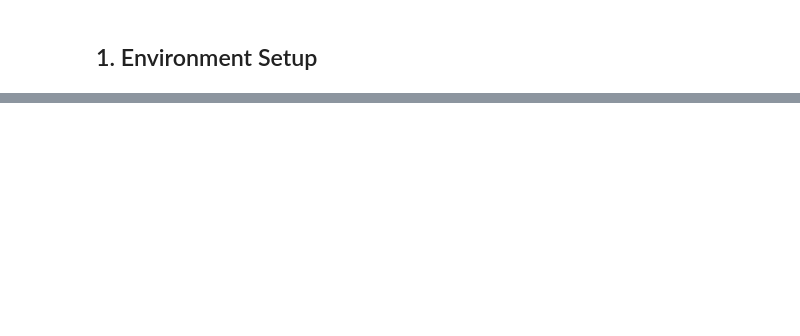
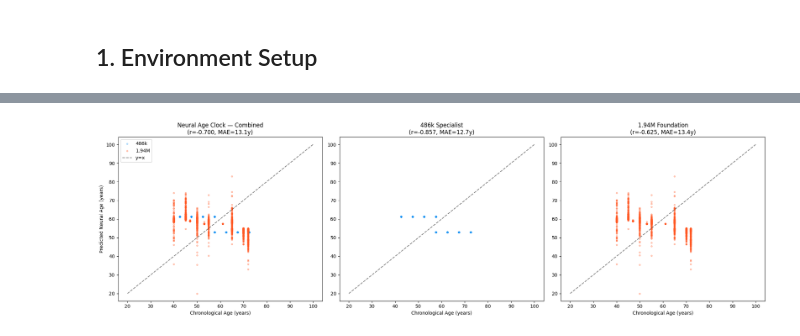
Before and after one commit to alaaaldeen1994/is-chrp-v26-zenith, a Jupyter notebook: training/Zenith_v31_neural_cardiac_Training.ipynb, the cells around one changed output, grey strips where cells are left out. Cells and saved outputs as stored; diff of their text form; code cells hidden in the pictures; blank space fills up the shorter version.

```diff
--- a/training/Zenith_v31_neural_cardiac_Training.ipynb
+++ b/training/Zenith_v31_neural_cardiac_Training.ipynb
@@ -339,0 +861,96 @@ app.include_router(neural_router)
+# %%
+from sklearn.linear_model import Ridge
+from sklearn.model_selection import cross_val_predict
+from scipy.stats import pearsonr
+import numpy as np
+import matplotlib.pyplot as plt
+
+# Step 1: Cross-validation
+common_markers = [g for g in NEURAL_MARKERS if g in marker_indices_486k or g in marker_indices_194m]
+print(f"Markers used for training: {len(common_markers)}")
+print(f"  {common_markers}")
+
+X = np.array([[d['neural_expr'].get(g, 0.0) for g in common_markers] for d in training_data])
+y = np.array([d['age'] for d in training_data])
+sources = np.array([d['source'] for d in training_data])
+
+print(f"\nFeature matrix X: {X.shape}")
+print(f"Target vector y: {y.shape}")
+
+F0 = 40.0
+y_log = np.where(y <= F0, np.log(y + 1), (y - F0) / 20.0 + np.log(F0 + 1))
+
+model_ridge = Ridge(alpha=1.0)
+y_pred_log = cross_val_predict(model_ridge, X, y_log, cv=5)
+
+y_pred = np.where(y_pred_log <= np.log(F0 + 1),
+                   np.exp(y_pred_log) - 1,
+                   (y_pred_log - np.log(F0 + 1)) * 20.0 + F0)
+y_pred = np.clip(y_pred, 20, 100)
+
+r, p = pearsonr(y, y_pred)
+mae = np.mean(np.abs(y - y_pred))
+print(f"\n{'='*50}\nNEURAL AGE CLOCK — COMBINED MODEL RESULTS\n{'='*50}")
+print(f"  Pearson r: {r:.3f} (p={p:.2e})\n  MAE: {mae:.1f} years")
+
+for src_label in ['486k_specialist', '194m_foundation']:
+    mask = sources == src_label
+    if mask.sum() > 0:
+        r_src, _ = pearsonr(y[mask], y_pred[mask])
+        mae_src = np.mean(np.abs(y[mask] - y_pred[mask]))
+        print(f"  {src_label}: r={r_src:.3f}, MAE={mae_src:.1f}y ({mask.sum():,} cells)")
+
+# Step 2: Fit final model
+model_ridge.fit(X, y_log)
+marker_weights = {gene: float(model_ridge.coef_[i]) for i, gene in enumerate(common_markers)}
+print("\nLearned marker weights (regression coefficients):")
+print(f"{'_Gene_':12s} {'Weight':>10s}  {'Category':>20s}")
+print("-" * 45)
+for g, w in sorted(marker_weights.items(), key=lambda x: -abs(x[1])):
+    cat = ''
+    if g in ['CHAT','SLC18A3','CHRNA7','CHRM2']: cat = 'parasympathetic'
+    elif g in ['TH','DBH']: cat = 'sympathetic'
+    elif g in ['NGFR','RET','NTRK1','NTN1']: cat = 'neuronal_health'
+    elif g in ['PHOX2B','ISL1']: cat = 'identity'
+    elif g in ['GJA1','GJA5']: cat = 'conduction'
+    print(f"  {g:12s} {w:+10.4f}  {cat:>20s}")
+print(f"\nIntercept: {model_ridge.intercept_:.4f}")
+
+# Step 3: Visualization
+fig, axes = plt.subplots(1, 3, figsize=(20, 6))
+colors = {'486k_specialist': '#2196F3', '194m_foundation': '#FF5722'}
+
+for src, color in colors.items():
+    mask = sources == src
+    if mask.sum() > 0:
+        n_label = '486k' if '486k' in src else '1.94M'
+        axes[0].scatter(y[mask], y_pred[mask], alpha=0.3, s=10, c=color, label=n_label)
+axes[0].plot([20, 100], [20, 100], 'k--', alpha=0.5, label='y=x')
+axes[0].set_xlabel('Chronological Age (years)')
+axes[0].set_ylabel('Predicted Neural Age (years)')
+axes[0].set_title(f'Neural Age Clock — Combined\n(r={r:.3f}, MAE={mae:.1f}y)')
+axes[0].legend()
+
+mask_486 = sources == '486k_specialist'
+if mask_486.sum() > 0:
+    r_486, _ = pearsonr(y[mask_486], y_pred[mask_486])
+    mae_486 = np.mean(np.abs(y[mask_486] - y_pred[mask_486]))
+    axes[1].scatter(y[mask_486], y_pred[mask_486], alpha=0.3, s=10, c='#2196F3')
+    axes[1].plot([20, 100], [20, 100], 'k--', alpha=0.5)
+    axes[1].set_xlabel('Chronological Age (years)')
+    axes[1].set_title(f'486k Specialist\n(r={r_486:.3f}, MAE={mae_486:.1f}y)')
+
+mask_194 = sources == '194m_foundation'
+if mask_194.sum() > 0:
+    r_194, _ = pearsonr(y[mask_194], y_pred[mask_194])
+    mae_194 = np.mean(np.abs(y[mask_194] - y_pred[mask_194]))
+    axes[2].scatter(y[mask_194], y_pred[mask_194], alpha=0.3, s=10, c='#FF5722')
+    axes[2].plot([20, 100], [20, 100], 'k--', alpha=0.5)
+    axes[2].set_xlabel('Chronological Age (years)')
+    axes[2].set_title(f'1.94M Foundation\n(r={r_194:.3f}, MAE={mae_194:.1f}y)')
+
+plt.tight_layout()
+plt.savefig('neural_age_clock_validation.png', dpi=150)
+plt.show()
+print("Saved: neural_age_clock_validation.png")
+# %% [output]
@@ -339,0 +974 @@ app.include_router(neural_router)
+[figure, added]
```
Also changed, not shown: parts of 46 cells of this notebook, 11 other files.
